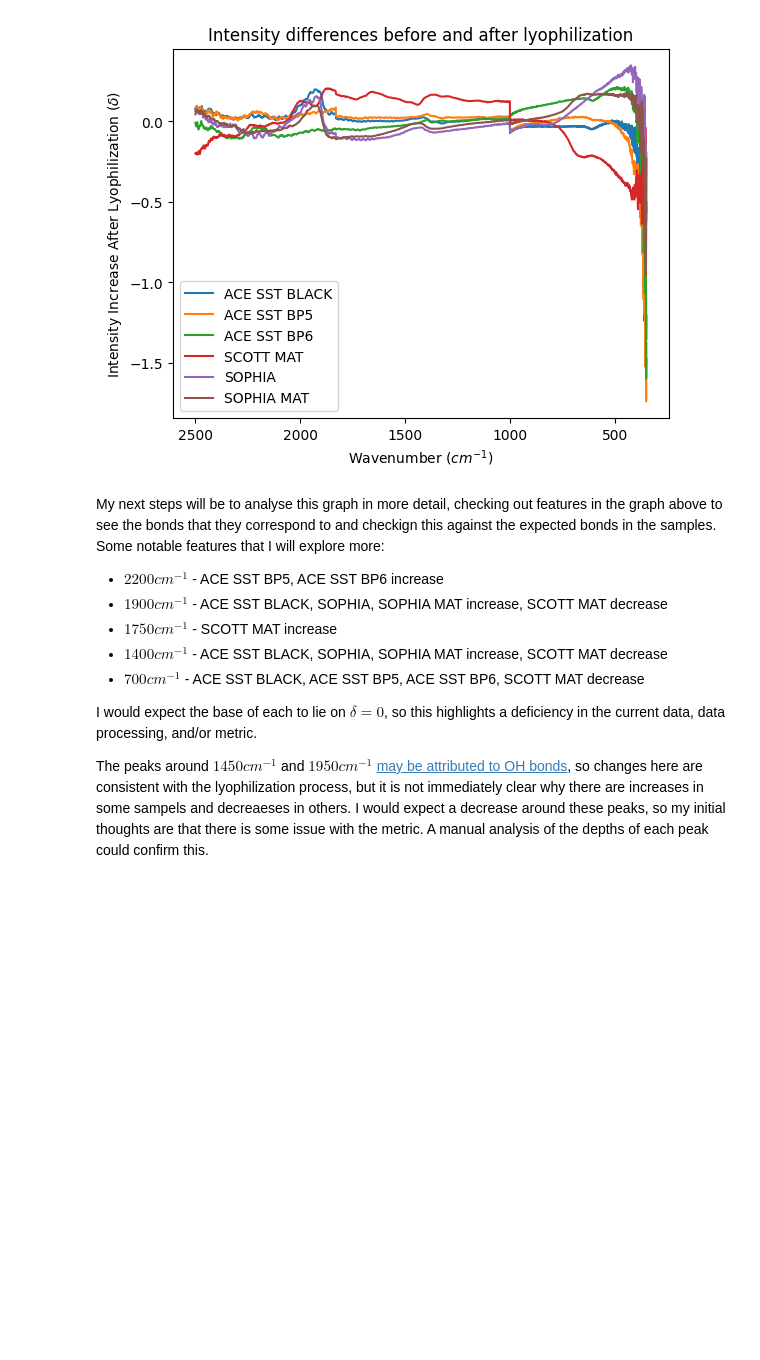
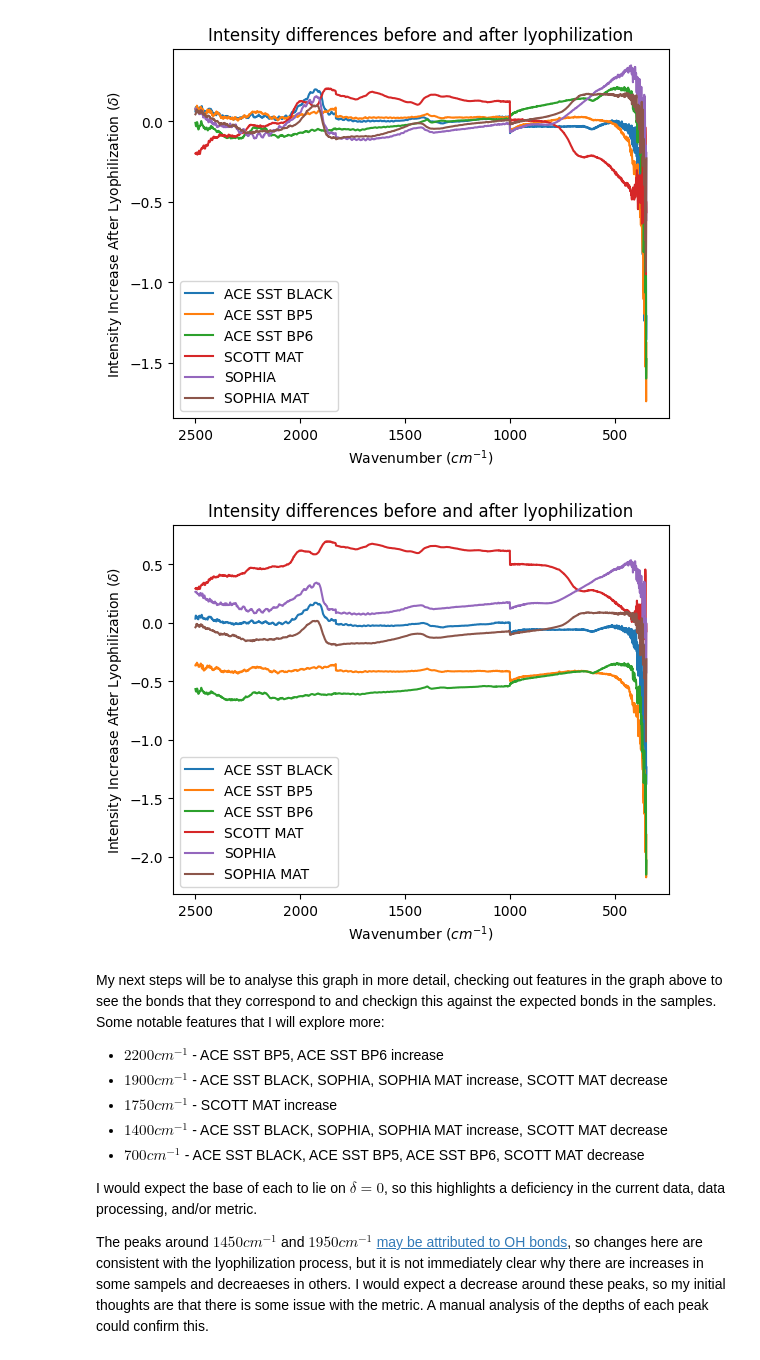
Before and after one commit to charlie-minns/mars-analogs-spectral-analysis, a Jupyter notebook: Spectral Analysis.ipynb, the cells around one changed output. Cells and saved outputs as stored; diff of their text form; code cells hidden in the pictures; blank space fills up the shorter version.

```diff
--- a/Spectral Analysis.ipynb
+++ b/Spectral Analysis.ipynb
@@ -216,7 +216,7 @@ This metric is not ideal because for many of the subsamples there were relativel
 
 If there are features shown across different samples, this is inidicative that the feature has not arisen due to fluctuations within a sample.
 # %%
-def plot_intensity_diff(before, after):
+def plot_intensity_diff(before, after, remove_averages=False):
   fig, ax = plt.subplots()
   ax.set_title('Intensity differences before and after lyophilization')
   ax.set(xlabel='Wavenumber ($cm^{-1}$)', ylabel='Intensity Increase After Lyophilization ($\\delta$)')
@@ -240,7 +240,10 @@ def plot_intensity_diff(before, after):
     for i in range(len(subsamples_before)):
       for j in range(len(subsamples_after)):
         for k in range(n_wavenumbers):
-          wavenumber_diffs[k] += (normalized_after[j][k] - normalized_before[i][k])
+          if remove_averages:
+            wavenumber_diffs[k] += (subsamples_after[j][1][k] - subsamples_before[i][1][k])
+          else:
+            wavenumber_diffs[k] += (normalized_after[j][k] - normalized_before[i][k])
 
     ax.plot(const_wavenumbers, wavenumber_diffs, '-', label=sample_before)
 
@@ -251,5 +254,9 @@ plot_intensity_diff(BEFORE_VIS_NIR, AFTER_VIS_NIR)
 # %% [output]
 [figure]
+# %%
+plot_intensity_diff(BEFORE_VIS_NIR, AFTER_VIS_NIR, True)
+# %% [output]
+[figure, added]
 # %% [markdown]
 My next steps will be to analyse this graph in more detail, checking out features in the graph above to see the bonds that they correspond to and checkign this against the expected bonds in the samples. Some notable features that I will explore more:
 
```
Also changed, not shown: parts of 1 cell of this notebook.
